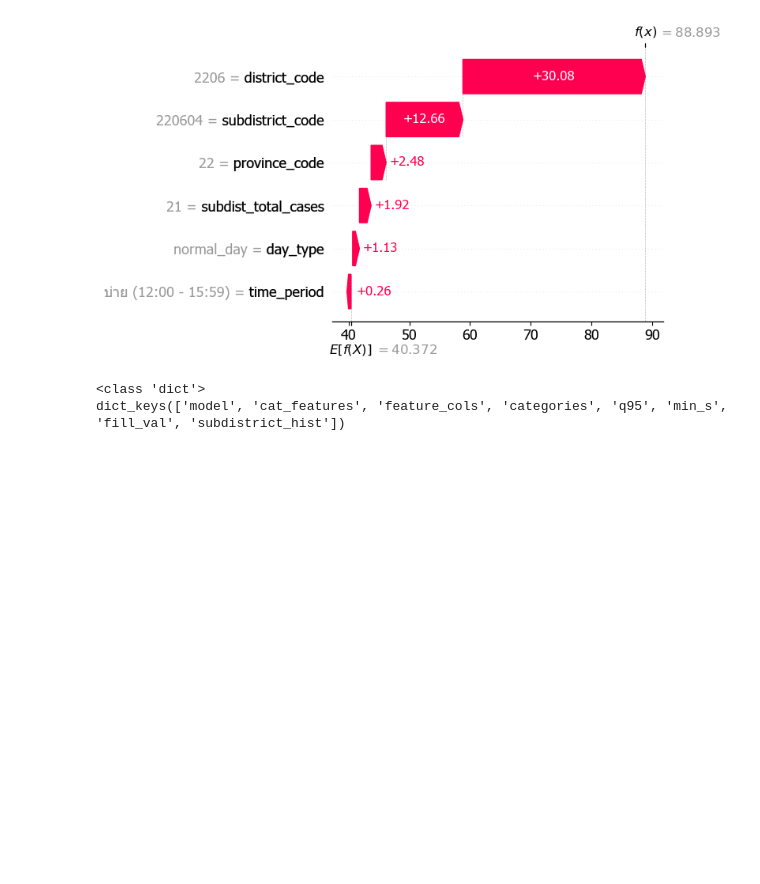
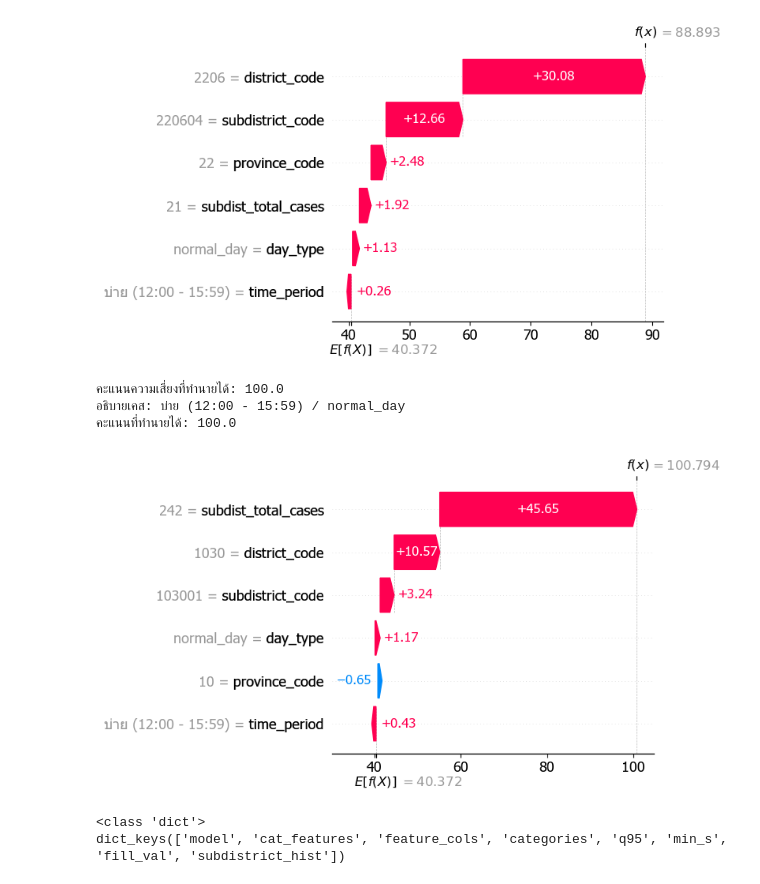
Before and after one commit to freshy17/accident-prediction-risk-analysis, a Jupyter notebook: data_pipeline/new_train.ipynb, the cells around one changed output. Saved outputs shown, nothing was run; the diff lists cells and outputs as text; code cells hidden in the pictures; blank space fills up the shorter version.

```diff
--- a/data_pipeline/new_train.ipynb
+++ b/data_pipeline/new_train.ipynb
@@ -606,6 +269,70 @@ plt.show()
 อธิบายเคส: บ่าย (12:00 - 15:59) / normal_day
 คะแนนที่ทำนายได้: 88.89
 [figure]
+# %%
+import joblib
+import pandas as pd
+import shap
+import matplotlib.pyplot as plt
+
+plt.rcParams['font.family'] = 'Tahoma'
+plt.rcParams['axes.unicode_minus'] = False
+
+loaded = joblib.load("new3_lightgbm_risk_model.pkl")
+model = loaded["model"]
+feature_cols = loaded["feature_cols"]
+cat_features = loaded["cat_features"]
+categories = loaded["categories"]
+fill_val = loaded["fill_val"]
+subdistrict_hist = loaded["subdistrict_hist"]
+
+sample = pd.DataFrame([{
+    "province_code": "10",
+    "district_code": "1030",
+    "subdistrict_code": "103001",
+    "time_period": "บ่าย (12:00 - 15:59)",
+    "day_type": "normal_day",
+}])
+
+sample = sample.merge(subdistrict_hist, on="subdistrict_code", how="left")
+sample["subdist_total_cases"] = sample["subdist_total_cases"].fillna(fill_val)
+
+for col in cat_features:
+    sample[col] = pd.Categorical(sample[col], categories=categories[col])
+    if sample[col].isna().any():
+        print(f"[คำเตือน] '{col}' มีค่าที่โมเดลไม่เคยเห็นตอนเทรน")
+
+X_sample = sample[feature_cols]
+
+sample["predicted_risk_score"] = model.predict(X_sample).clip(5, 100).round(2)
+print(f"คะแนนความเสี่ยงที่ทำนายได้: {sample['predicted_risk_score'].iloc[0]}")
+
+explainer = shap.TreeExplainer(model)
+shap_values = explainer.shap_values(X_sample)
+
+idx = 0
+
+print(f"อธิบายเคส: {sample.loc[idx, 'time_period']} / {sample.loc[idx, 'day_type']}")
+print(f"คะแนนที่ทำนายได้: {sample.loc[idx, 'predicted_risk_score']}")
+
+plt.figure()
+shap.plots.waterfall(
+    shap.Explanation(
+        values=shap_values[idx],
+        base_values=explainer.expected_value,
+        data=X_sample.iloc[idx],
+        feature_names=feature_cols,
+    ),
+    show=False
+)
+plt.tight_layout()
+plt.savefig("shap_waterfall_phlio.png", dpi=150, bbox_inches="tight")
+plt.show()
+# %% [output]
+คะแนนความเสี่ยงที่ทำนายได้: 100.0
+อธิบายเคส: บ่าย (12:00 - 15:59) / normal_day
+คะแนนที่ทำนายได้: 100.0
+[figure, added]
 # %%
 import shap
 import joblib
```
Also changed, not shown: parts of 10 cells of this notebook, 7 other files.
